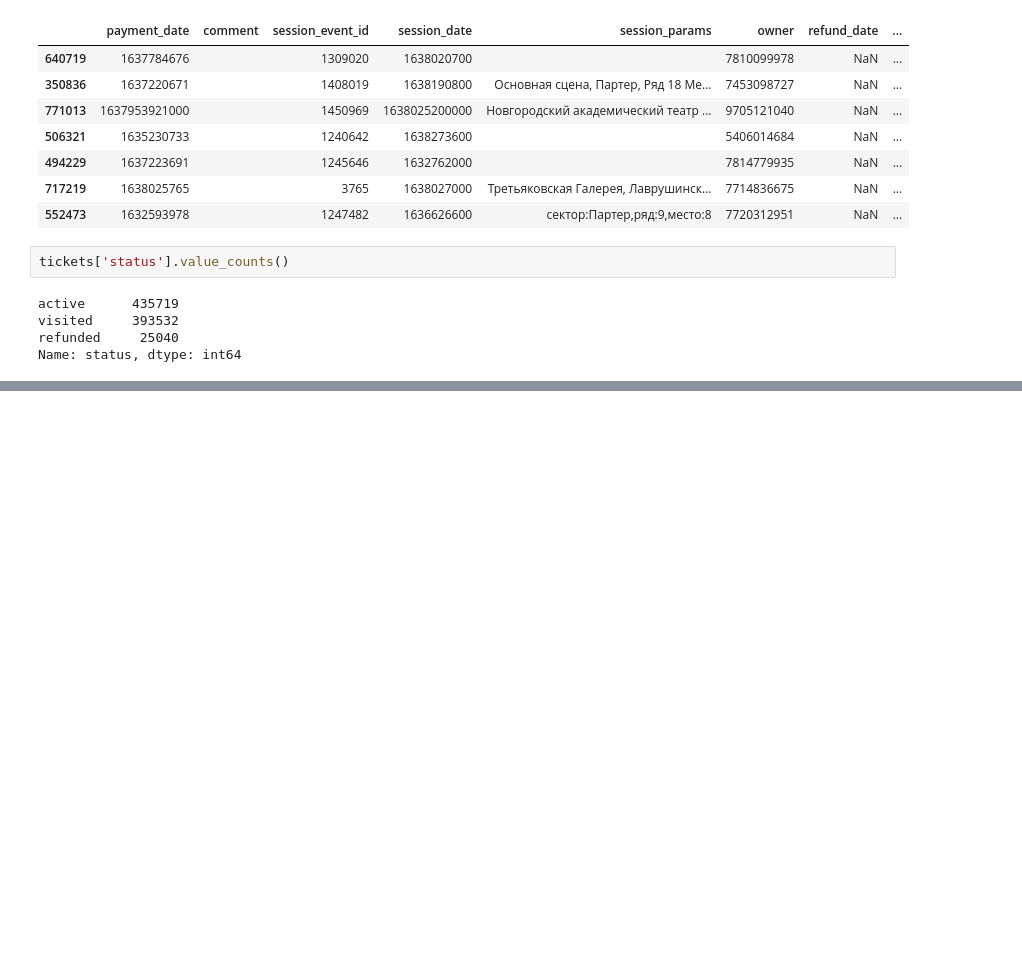
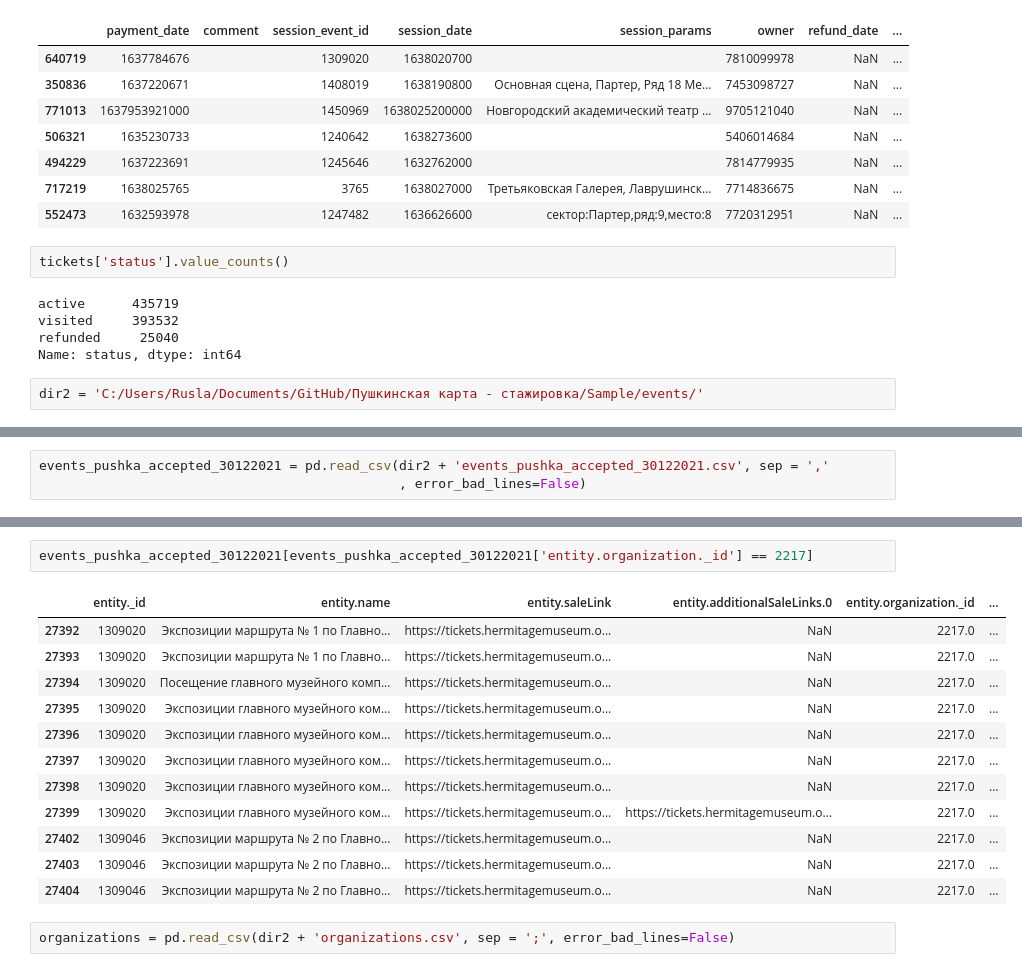
Before and after one commit to crazy-historian/pushkin_card_recommender_system, a Jupyter notebook: Download.ipynb, the cells around one changed output, grey strips where cells are left out. Cells and saved outputs as stored; diff of their text form; blank space fills up the shorter version.

```diff
--- a/Download.ipynb
+++ b/Download.ipynb
@@ -227,3 +227,5 @@ active      435719
 visited     393532
 refunded     25040
 Name: status, dtype: int64
+# %%
+dir2 = 'C:/Users/Rusla/Documents/GitHub/Пушкинская карта - стажировка/Sample/events/'
@@ -229,0 +264,3 @@ Name: status, dtype: int64
+# %%
+events_pushka_accepted_30122021 = pd.read_csv(dir2 + 'events_pushka_accepted_30122021.csv', sep = ','
+                                              , error_bad_lines=False)
@@ -229,0 +294,17 @@ Name: status, dtype: int64
+# %%
+events_pushka_accepted_30122021[events_pushka_accepted_30122021['entity.organization._id'] == 2217]
+# %% [output]
+|  | entity._id | entity.name | entity.saleLink | entity.additionalSaleLinks.0 | entity.organization._id | ... |
+| 27392 | 1309020 | Экспозиции маршрута № 1 по Главно... | https://tickets.hermitagemuseum.o... | NaN | 2217.0 | ... |
+| 27393 | 1309020 | Экспозиции маршрута № 1 по Главно... | https://tickets.hermitagemuseum.o... | NaN | 2217.0 | ... |
+| 27394 | 1309020 | Посещение главного музейного комп... | https://tickets.hermitagemuseum.o... | NaN | 2217.0 | ... |
+| 27395 | 1309020 | Экспозиции главного музейного ком... | https://tickets.hermitagemuseum.o... | NaN | 2217.0 | ... |
+| 27396 | 1309020 | Экспозиции главного музейного ком... | https://tickets.hermitagemuseum.o... | NaN | 2217.0 | ... |
+| 27397 | 1309020 | Экспозиции главного музейного ком... | https://tickets.hermitagemuseum.o... | NaN | 2217.0 | ... |
+| 27398 | 1309020 | Экспозиции главного музейного ком... | https://tickets.hermitagemuseum.o... | NaN | 2217.0 | ... |
+| 27399 | 1309020 | Экспозиции главного музейного ком... | https://tickets.hermitagemuseum.o... | https://tickets.hermitagemuseum.o... | 2217.0 | ... |
+| 27402 | 1309046 | Экспозиции маршрута № 2 по Главно... | https://tickets.hermitagemuseum.o... | NaN | 2217.0 | ... |
+| 27403 | 1309046 | Экспозиции маршрута № 2 по Главно... | https://tickets.hermitagemuseum.o... | NaN | 2217.0 | ... |
+| 27404 | 1309046 | Экспозиции маршрута № 2 по Главно... | https://tickets.hermitagemuseum.o... | NaN | 2217.0 | ... |
+# %%
+organizations = pd.read_csv(dir2 + 'organizations.csv', sep = ';', error_bad_lines=False)
```
Also changed, not shown: parts of 21 cells of this notebook.
